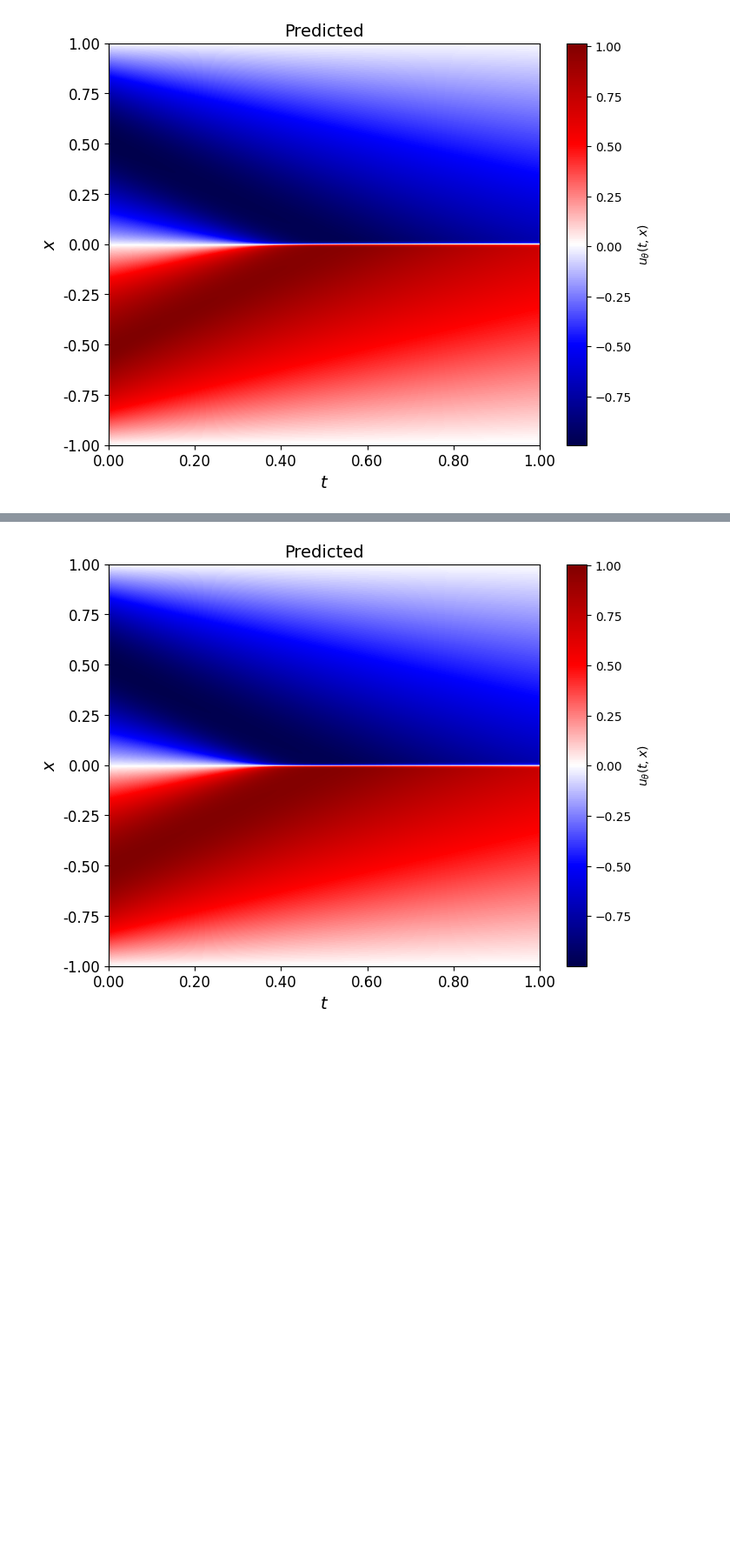
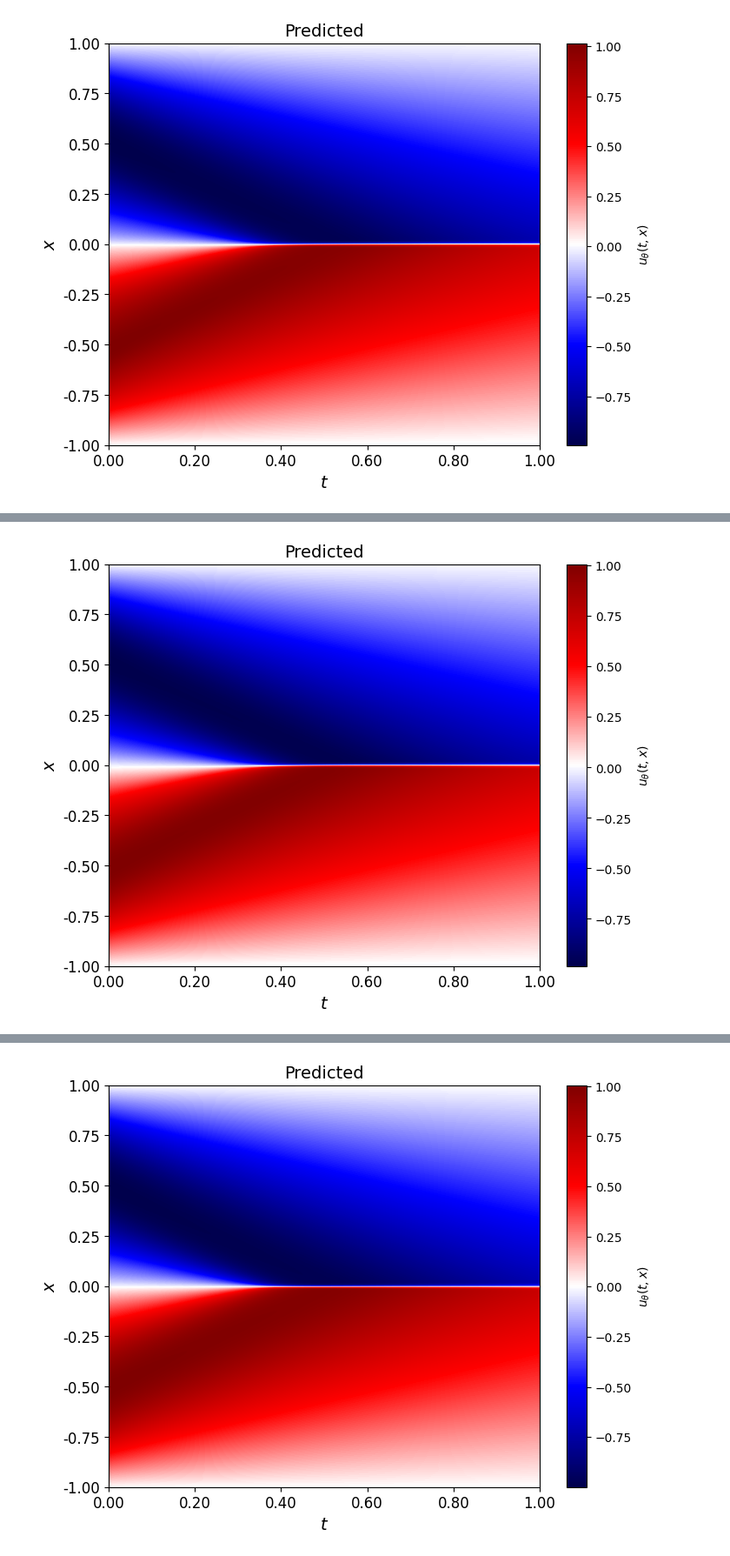
Before and after one commit to 1frog-prog1/diploma_pinn, a Jupyter notebook: notebooks/grid_sampling.ipynb, the cells around one changed output, grey strips where cells are left out. Shown at 87% size. Saved outputs shown, nothing was run; the diff lists cells and outputs as text; code cells hidden in the pictures; blank space fills up the shorter version.

```diff
--- a/notebooks/grid_sampling.ipynb
+++ b/notebooks/grid_sampling.ipynb
@@ -238,0 +252,15 @@ plot_single_heatmap_2d(T, X, U, title="Predicted") # save_path="../pics/1d_burge
+# %%
+# Set training parameters
+rff_pinn = PINN(
+    input_dim=2,
+    rff_features=rff_features,
+    output_dim=1,
+    hidden_layers= 9 * [2 * rff_features + 2],
+    equation=burgers_1d
+).to(device)
+optimizers = {
+    "model": optim.Adam(rff_pinn.parameters(), lr=1e-3),
+}
+scheduler = {
+    "model": optim.lr_scheduler.StepLR(optimizers["model"], step_size=1000, gamma=weight_gamma)
+}
@@ -238,0 +300,6 @@ plot_single_heatmap_2d(T, X, U, title="Predicted") # save_path="../pics/1d_burge
+# %%
+rff_pinn.to("cpu")
+T, X, U = compute_approximation_2d(rff_pinn, lb, ub, N)
+plot_single_heatmap_2d(T, X, U, title="Predicted") # save_path="../pics/1d_burgers/plots/sa_pinn_v001divpi.png")
+# %% [output]
+[figure, added]
```
Also changed, not shown: parts of 20 cells of this notebook, 2 other files.
